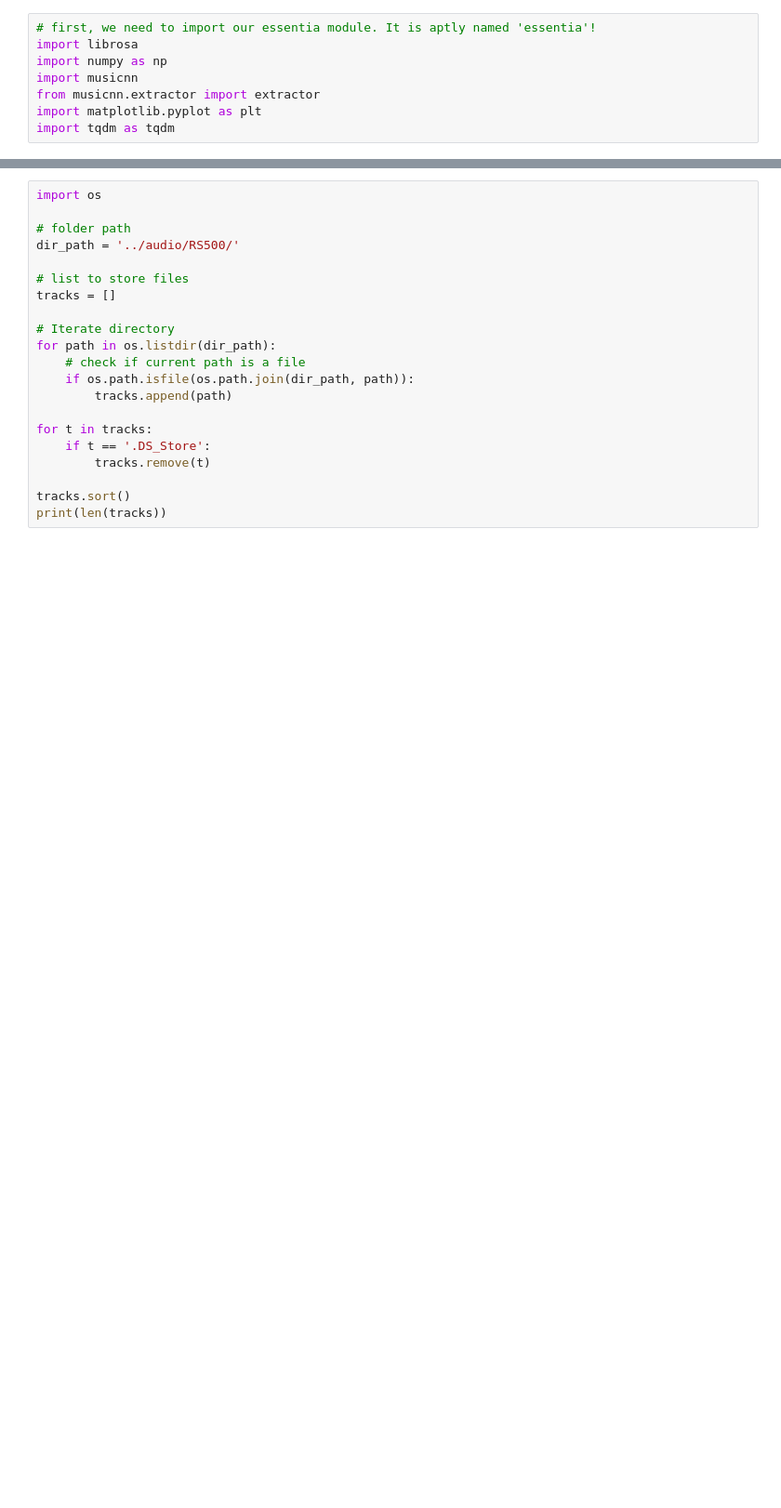
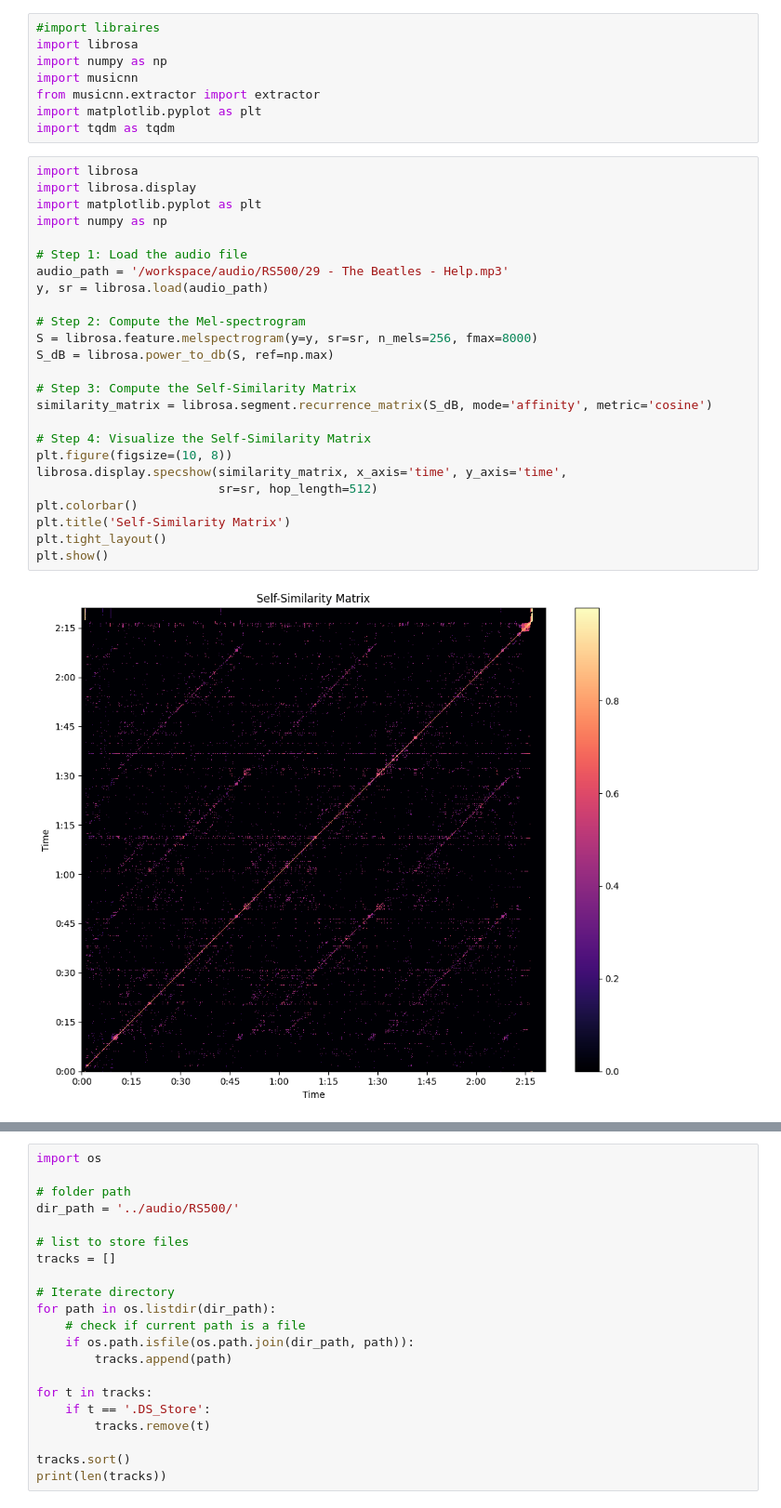
Before and after one commit to Dazzid/Boomy_MIR, a Jupyter notebook: src/MIR_boomy.ipynb, the cells around one changed output, grey strips where cells are left out. Shown at 93% size. Cells and saved outputs as stored; diff of their text form; blank space fills up the shorter version.

```diff
--- a/src/MIR_boomy.ipynb
+++ b/src/MIR_boomy.ipynb
@@ -1,8 +1,35 @@
 # %%
-# first, we need to import our essentia module. It is aptly named 'essentia'!
+#import libraires
 import librosa
 import numpy as np
 import musicnn
 from musicnn.extractor import extractor
 import matplotlib.pyplot as plt
 import tqdm as tqdm
+# %%
+import librosa
+import librosa.display
+import matplotlib.pyplot as plt
+import numpy as np
+
+# Step 1: Load the audio file
+audio_path = '/workspace/audio/RS500/29 - The Beatles - Help.mp3'
+y, sr = librosa.load(audio_path)
+
+# Step 2: Compute the Mel-spectrogram
+S = librosa.feature.melspectrogram(y=y, sr=sr, n_mels=256, fmax=8000)
+S_dB = librosa.power_to_db(S, ref=np.max)
+
+# Step 3: Compute the Self-Similarity Matrix
+similarity_matrix = librosa.segment.recurrence_matrix(S_dB, mode='affinity', metric='cosine')
+
+# Step 4: Visualize the Self-Similarity Matrix
+plt.figure(figsize=(10, 8))
+librosa.display.specshow(similarity_matrix, x_axis='time', y_axis='time',
+                         sr=sr, hop_length=512)
+plt.colorbar()
+plt.title('Self-Similarity Matrix')
+plt.tight_layout()
+plt.show()
+# %% [output]
+[figure, added]
```
Also changed, not shown: parts of 13 cells of this notebook, 1 other file.
